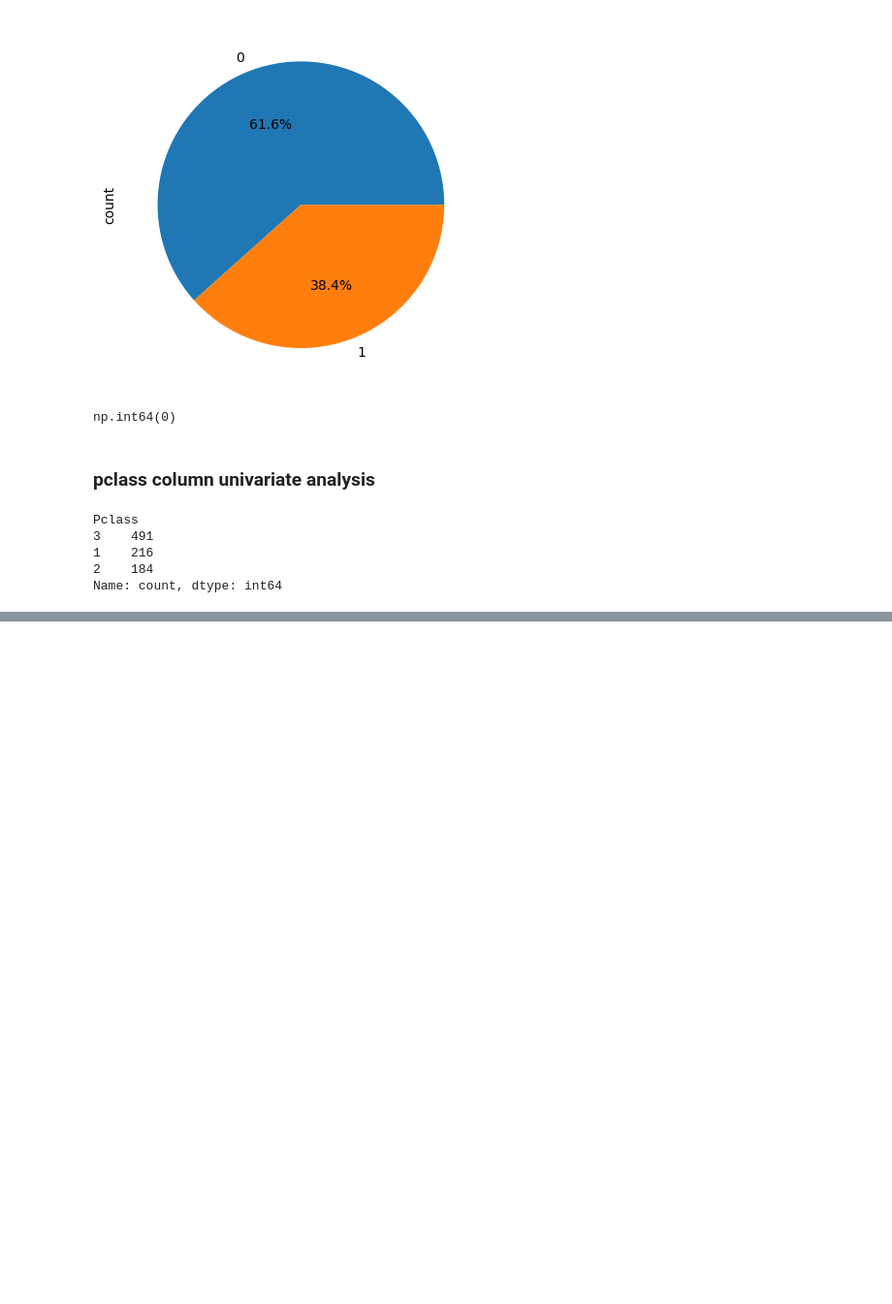
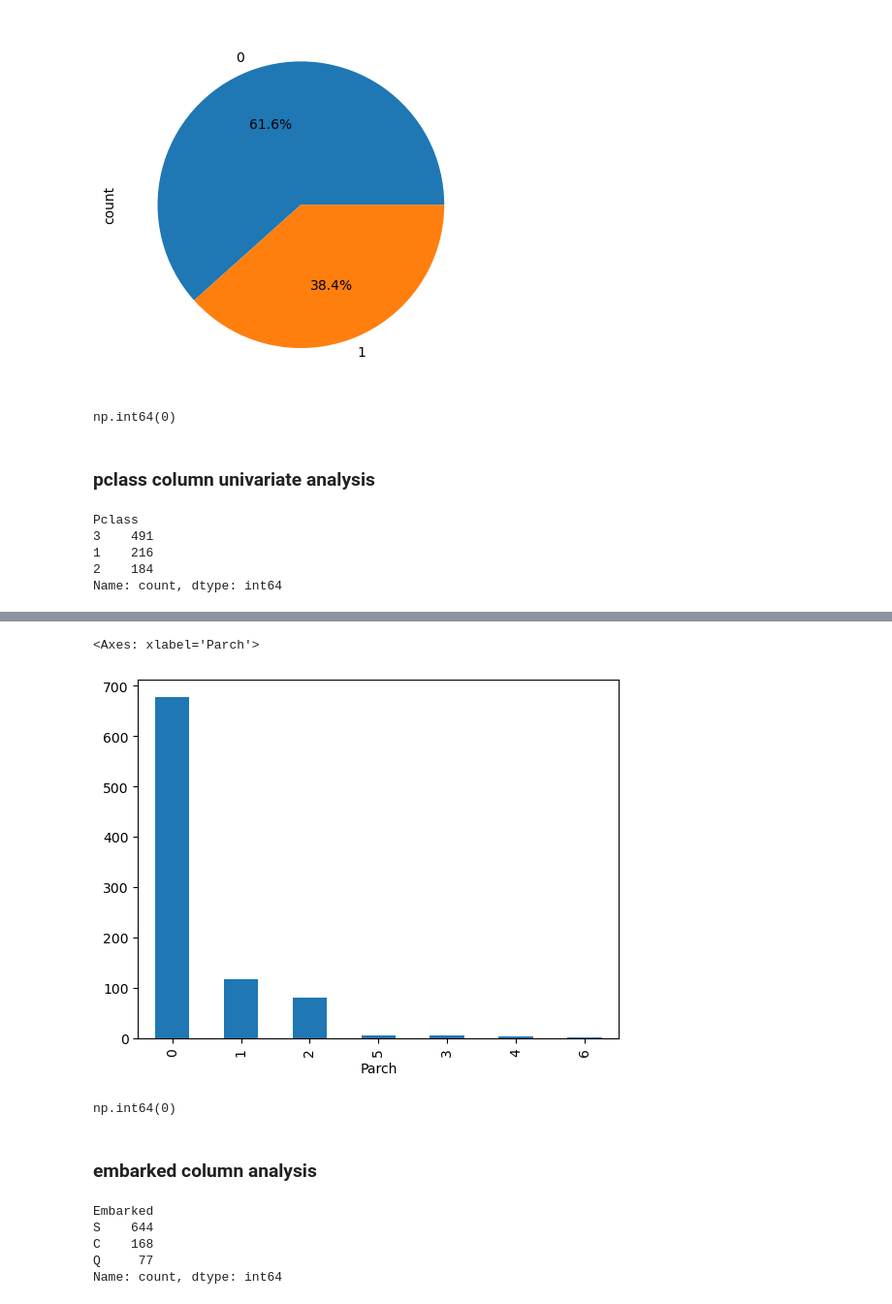
Before and after one commit to shubhammgits/Python-DS-AIML, a Jupyter notebook: DATA ANALYSIS/EDA/eda.ipynb, the cells around one changed output, grey strips where cells are left out. Shown at 97% size. Saved outputs shown, nothing was run; the diff lists cells and outputs as text; code cells hidden in the pictures; blank space fills up the shorter version.

```diff
--- a/DATA ANALYSIS/EDA/eda.ipynb
+++ b/DATA ANALYSIS/EDA/eda.ipynb
@@ -245,0 +310,19 @@ Name: count, dtype: int64
+# %%
+df['Parch'].value_counts().plot(kind='bar')
+# %% [output]
+<Axes: xlabel='Parch'>
+[figure, added]
+# %%
+df['Parch'].isnull().sum()
+# %% [output]
+np.int64(0)
+# %% [markdown]
+### embarked column analysis
+# %%
+df['Embarked'].value_counts()
+# %% [output]
+Embarked
+S    644
+C    168
+Q     77
+Name: count, dtype: int64
```
Also changed, not shown: parts of 13 cells of this notebook.
